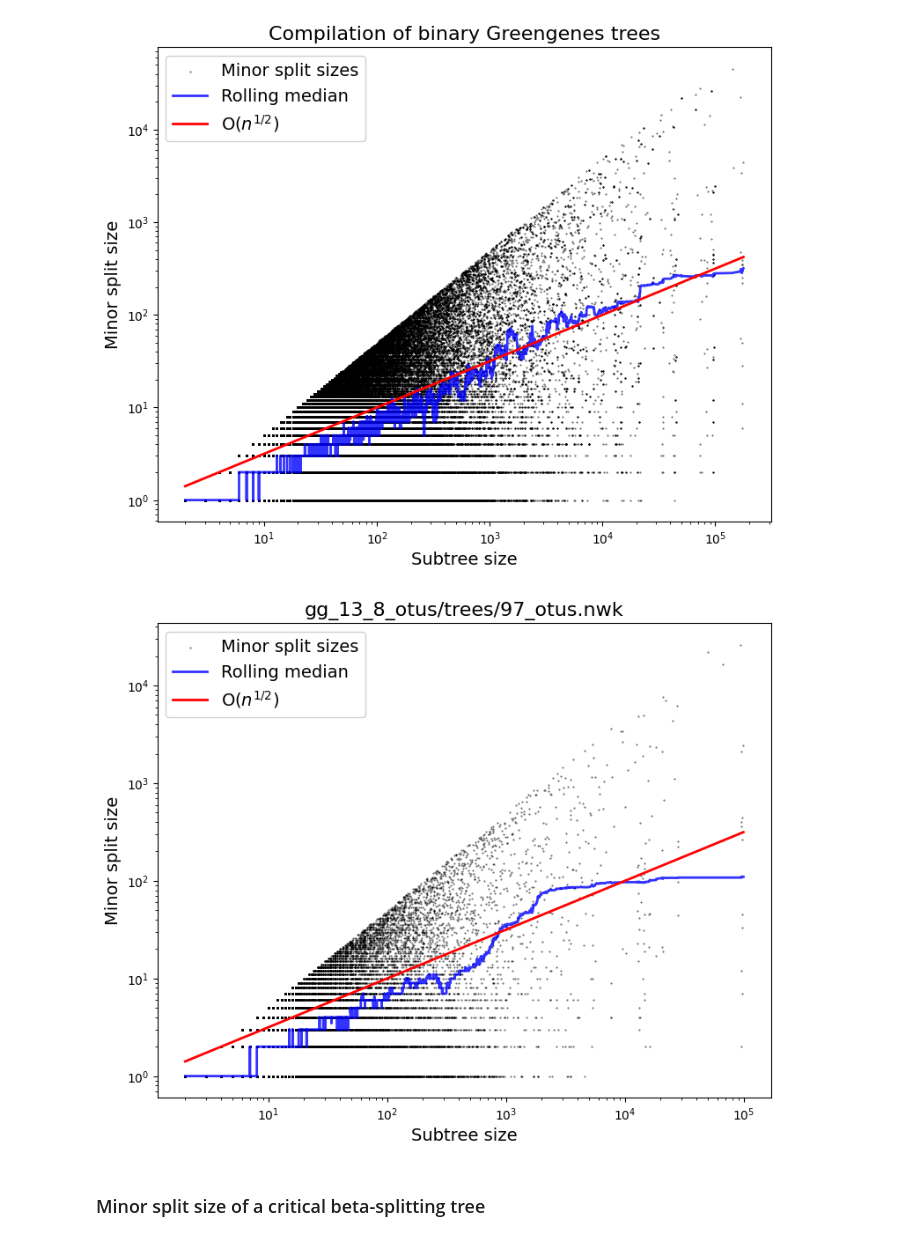
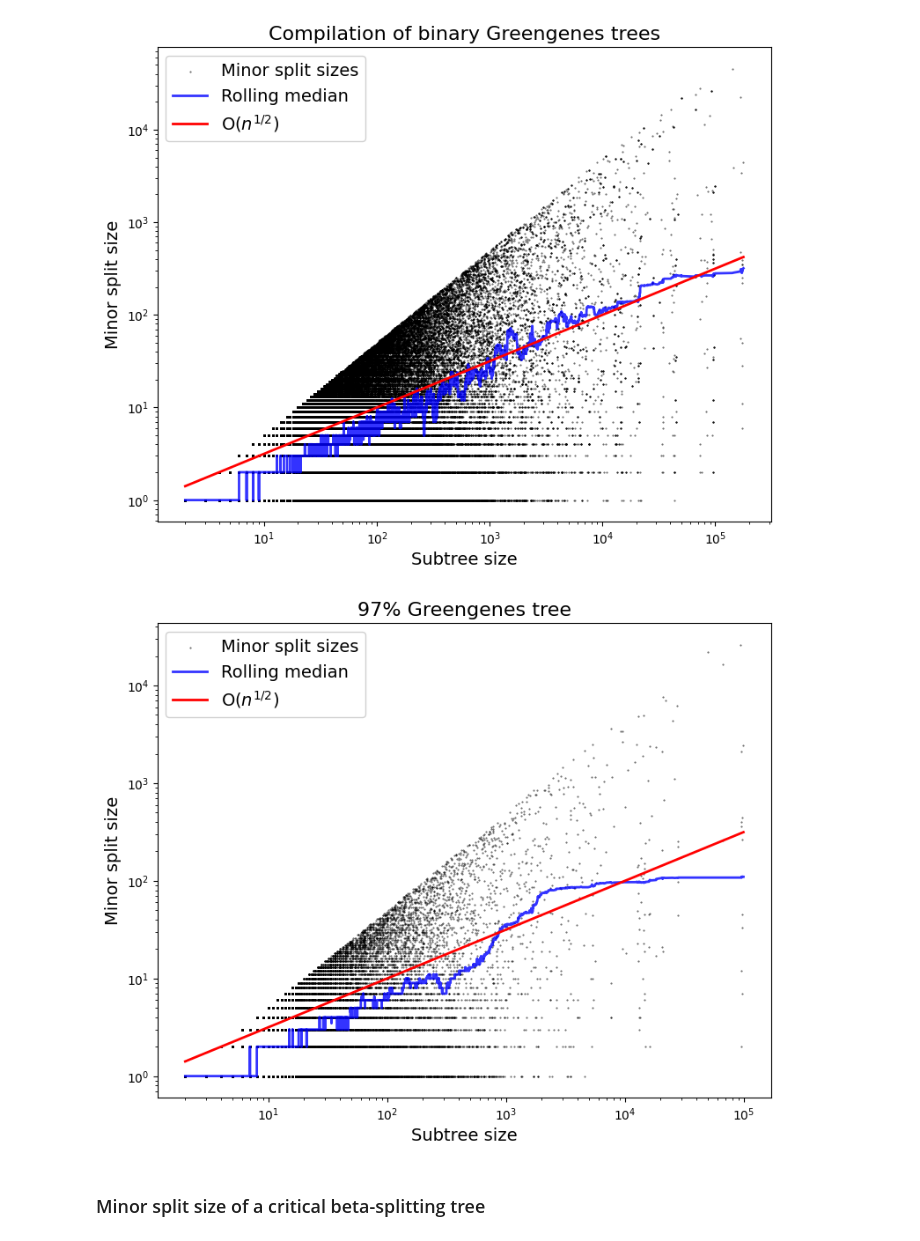
Before and after one commit to spsvihla/pcms, a Jupyter notebook: notebooks/greengenes_median_minor_split_size.ipynb, the cells around one changed output. Drawn from its saved outputs; the diff is of its cells as text; code cells hidden in the pictures.

Commit message:
Change: figures

```diff
--- a/notebooks/greengenes_median_minor_split_size.ipynb
+++ b/notebooks/greengenes_median_minor_split_size.ipynb
@@ -205,11 +205,11 @@ plt.show()
 # %%
 t = pcms.tree.nwk2tree(os.path.join(data_dir, "gg_13_8_otus/trees/97_otus.nwk"))
 n_leaves = t.n_nodes//2
 fig, ax = plot_minor_split_sizes(*find_minor_split_sizes(t), sample_median=True)
-ax.set_title("gg_13_8_otus/trees/97_otus.nwk", fontsize=16)
+ax.set_title("97% Greengenes tree", fontsize=16)
 plt.show()
 # %% [output]
-[figure, old version]
+[figure, new version]
 # %% [markdown]
 ### Minor split size of a critical beta-splitting tree
 # %%
```
Also changed, not shown: parts of 2 cells of this notebook, 1 other file.
